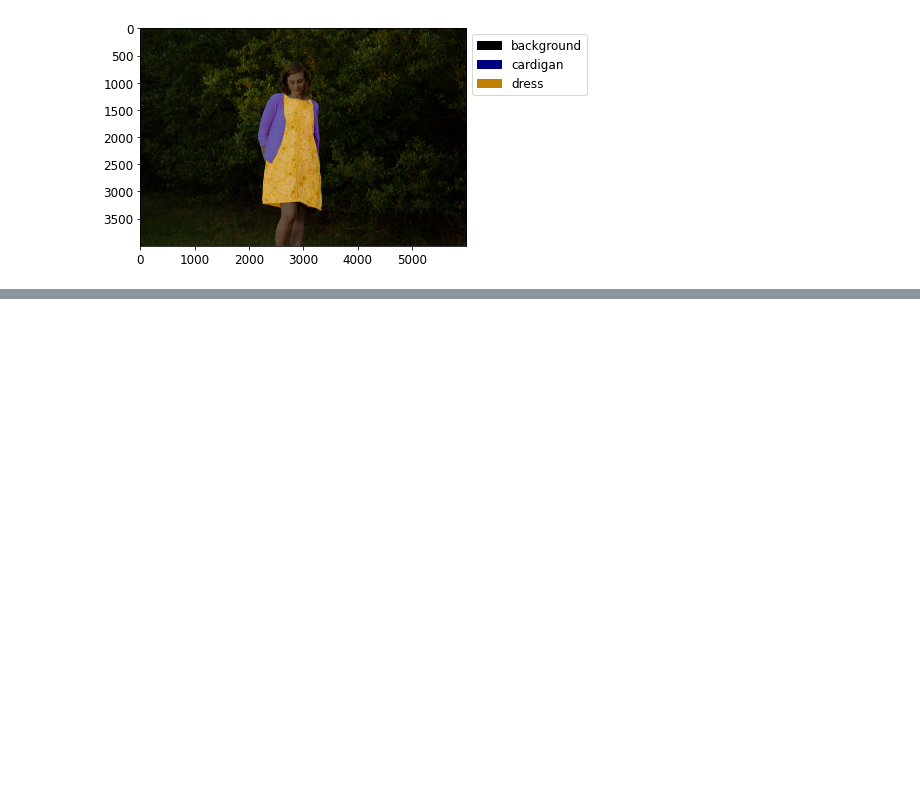
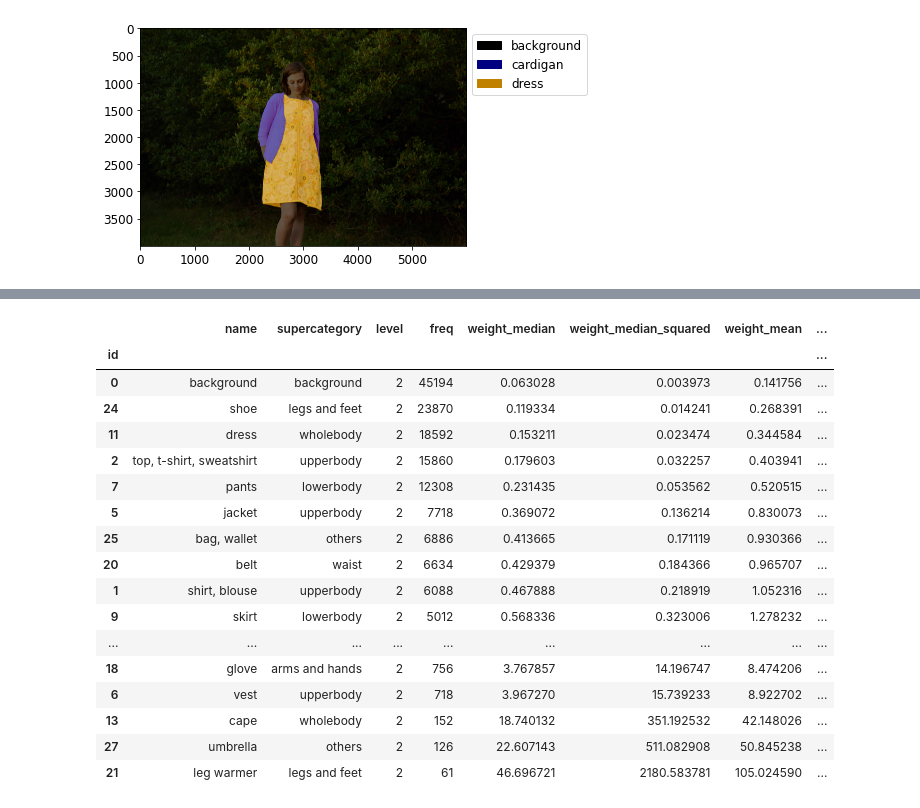
Before and after one commit to hrsma2i/dataset-iMaterialist, a Jupyter notebook: notebook/EDA.ipynb, the cells around one changed output, grey strips where cells are left out. Drawn from its saved outputs; the diff is of its cells as text; code cells hidden in the pictures; blank space fills up the shorter version.

```diff
--- a/notebook/EDA.ipynb
+++ b/notebook/EDA.ipynb
@@ -232,0 +289,21 @@ np.savetxt("../raw/palette.txt", pallete, fmt="%d")
+# %%
+df_ctg.sort_values("freq", ascending=False)
+# %% [output]
+|  | name | supercategory | level | freq | weight_median | weight_median_squared | weight_mean | ... |
+| id |  |  |  |  |  |  |  | ... |
+| 0 | background | background | 2 | 45194 | 0.063028 | 0.003973 | 0.141756 | ... |
+| 24 | shoe | legs and feet | 2 | 23870 | 0.119334 | 0.014241 | 0.268391 | ... |
+| 11 | dress | wholebody | 2 | 18592 | 0.153211 | 0.023474 | 0.344584 | ... |
+| 2 | top, t-shirt, sweatshirt | upperbody | 2 | 15860 | 0.179603 | 0.032257 | 0.403941 | ... |
+| 7 | pants | lowerbody | 2 | 12308 | 0.231435 | 0.053562 | 0.520515 | ... |
+| 5 | jacket | upperbody | 2 | 7718 | 0.369072 | 0.136214 | 0.830073 | ... |
+| 25 | bag, wallet | others | 2 | 6886 | 0.413665 | 0.171119 | 0.930366 | ... |
+| 20 | belt | waist | 2 | 6634 | 0.429379 | 0.184366 | 0.965707 | ... |
+| 1 | shirt, blouse | upperbody | 2 | 6088 | 0.467888 | 0.218919 | 1.052316 | ... |
+| 9 | skirt | lowerbody | 2 | 5012 | 0.568336 | 0.323006 | 1.278232 | ... |
+| ... | ... | ... | ... | ... | ... | ... | ... | ... |
+| 18 | glove | arms and hands | 2 | 756 | 3.767857 | 14.196747 | 8.474206 | ... |
+| 6 | vest | upperbody | 2 | 718 | 3.967270 | 15.739233 | 8.922702 | ... |
+| 13 | cape | wholebody | 2 | 152 | 18.740132 | 351.192532 | 42.148026 | ... |
+| 27 | umbrella | others | 2 | 126 | 22.607143 | 511.082908 | 50.845238 | ... |
+| 21 | leg warmer | legs and feet | 2 | 61 | 46.696721 | 2180.583781 | 105.024590 | ... |
```
Also changed, not shown: parts of 2 cells of this notebook.
